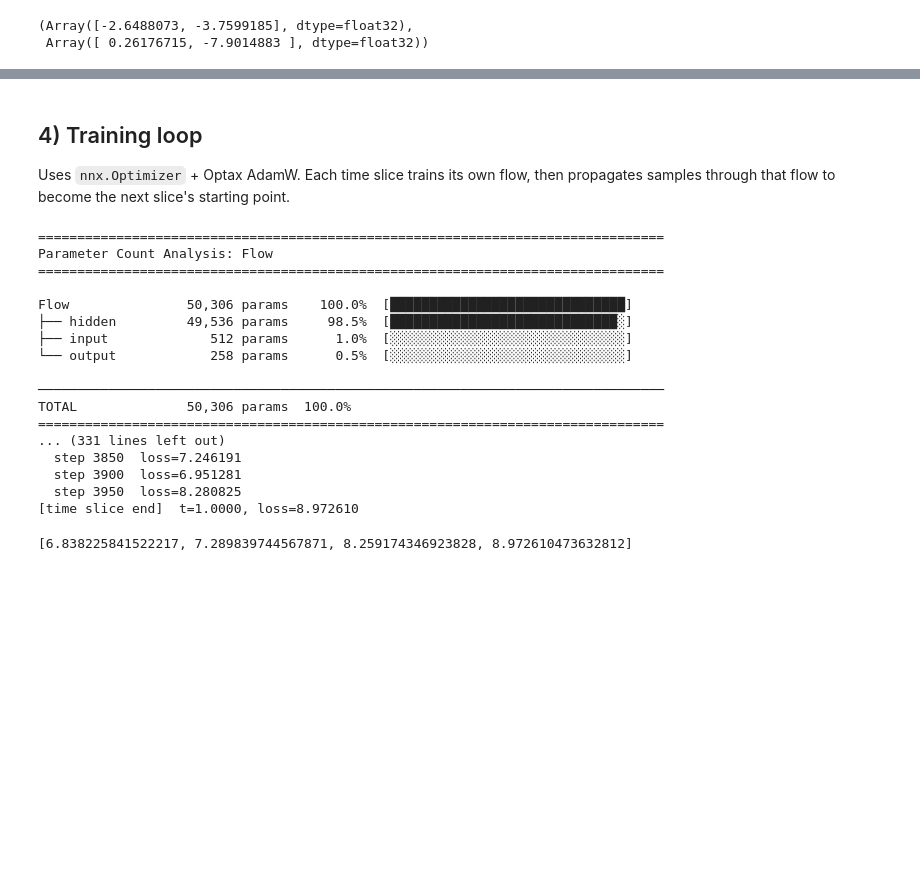
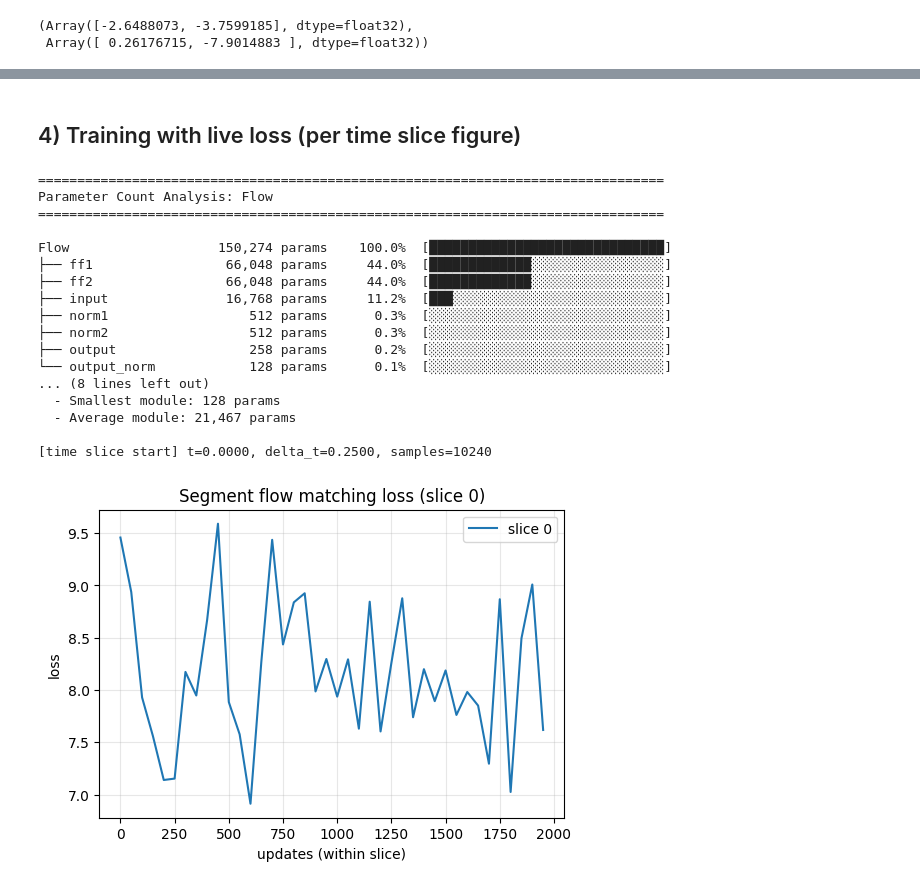
Before and after one commit to wchen99998/local_sampler, a Jupyter notebook: training_flow.ipynb, the cells around one changed output, grey strips where cells are left out. Saved outputs shown, nothing was run; the diff lists cells and outputs as text; code cells hidden in the pictures; blank space fills up the shorter version.

```diff
--- a/training_flow.ipynb
+++ b/training_flow.ipynb
@@ -106,41 +86,45 @@ Array(0.4210431, dtype=float32)
-# %% [markdown]
-## 4) Training loop
-Uses `nnx.Optimizer` + Optax AdamW. Each time slice trains its own flow, then propagates samples through that flow to become the next slice's starting point.
+# %% [markdown]
+## 4) Training with live loss (per time slice figure)
 # %%
 mini_config = TrainingConfig(
     time_slices=4,
     solver_substeps=16,
-    lr=1e-3,
-    max_updates=4000,
+    lr=3e-4,
+    weight_decay=1e-4,
+    max_updates=10000,
     train_samples=10240,
     train_batch_size=256,
     seed=42,
     use_ancestral_pairs=False,
+    optimizer="adam",
 )
 
+live = LiveLossPlot(title='Segment flow matching loss', per_slice=True)
+mini_config = dc.replace(mini_config, loss_callback=live.update)
+
 train_result = train_locally_tilted_sampler(
-    flow_dims=FlowDimensions(dim=2, hidden=128, depth=3),
+    flow_dims=FlowDimensions(dim=2, hidden=128, depth=4),
     prior=prior,
     target=target,
     config=mini_config,
 )
 train_result.loss_log
 # %% [output]
 ================================================================================
 Parameter Count Analysis: Flow
 ================================================================================
 
-Flow               50,306 params    100.0%  [██████████████████████████████]
-├── hidden         49,536 params     98.5%  [█████████████████████████████░]
-├── input             512 params      1.0%  [░░░░░░░░░░░░░░░░░░░░░░░░░░░░░░]
-└── output            258 params      0.5%  [░░░░░░░░░░░░░░░░░░░░░░░░░░░░░░]
+Flow                   150,274 params    100.0%  [██████████████████████████████]
+├── ff1                 66,048 params     44.0%  [█████████████░░░░░░░░░░░░░░░░░]
+├── ff2                 66,048 params     44.0%  [█████████████░░░░░░░░░░░░░░░░░]
+├── input               16,768 params     11.2%  [███░░░░░░░░░░░░░░░░░░░░░░░░░░░]
+├── norm1                  512 params      0.3%  [░░░░░░░░░░░░░░░░░░░░░░░░░░░░░░]
+├── norm2                  512 params      0.3%  [░░░░░░░░░░░░░░░░░░░░░░░░░░░░░░]
+├── output                 258 params      0.2%  [░░░░░░░░░░░░░░░░░░░░░░░░░░░░░░]
+└── output_norm            128 params      0.1%  [░░░░░░░░░░░░░░░░░░░░░░░░░░░░░░]
+... (8 lines left out)
+  - Smallest module: 128 params
+  - Average module: 21,467 params
 
-────────────────────────────────────────────────────────────────────────────────
-TOTAL              50,306 params  100.0%
-================================================================================
-... (331 lines left out)
-  step 3850  loss=7.246191
-  step 3900  loss=6.951281
-  step 3950  loss=8.280825
-[time slice end]  t=1.0000, loss=8.972610
+[time slice start] t=0.0000, delta_t=0.2500, samples=10240
-[6.838225841522217, 7.289839744567871, 8.259174346923828, 8.972610473632812]
+[figure, added]
```
Also changed, not shown: parts of 19 cells of this notebook, 9 other files.
